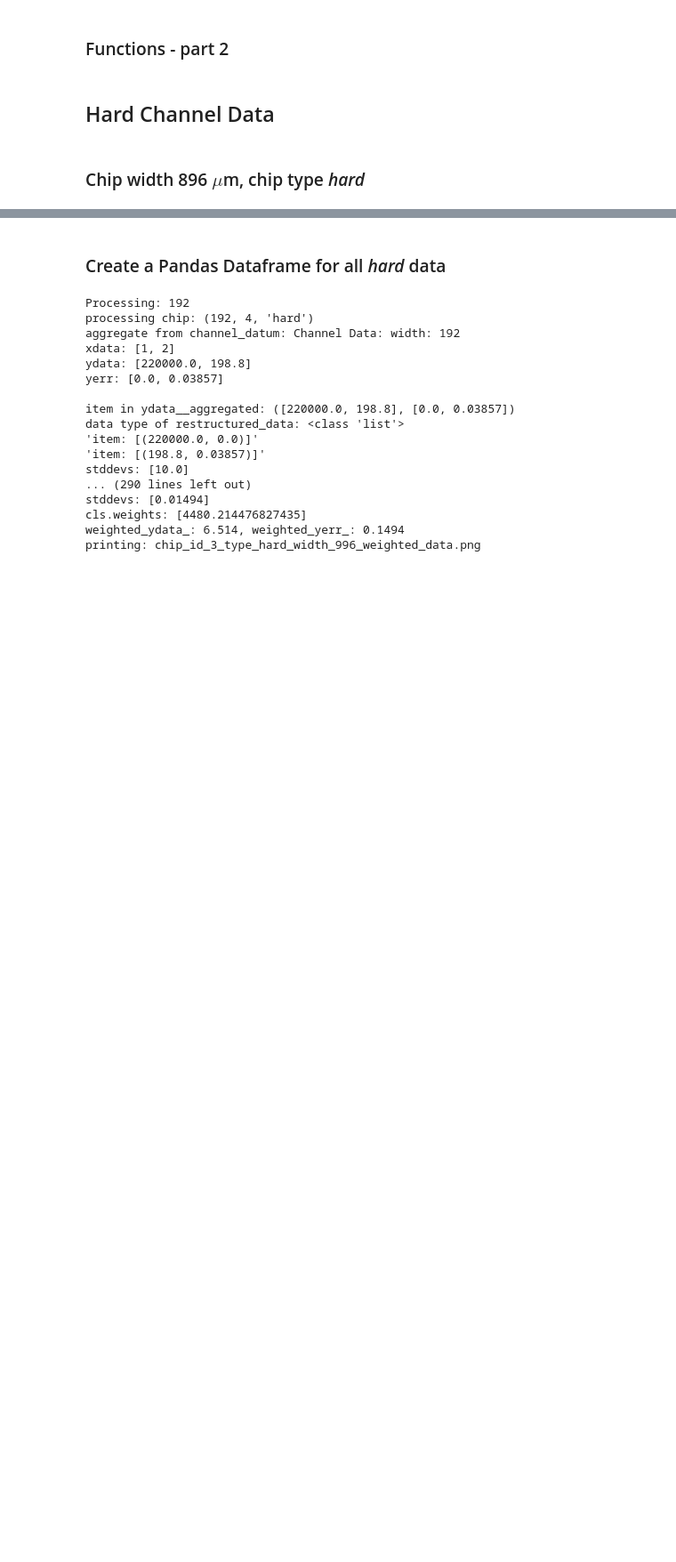
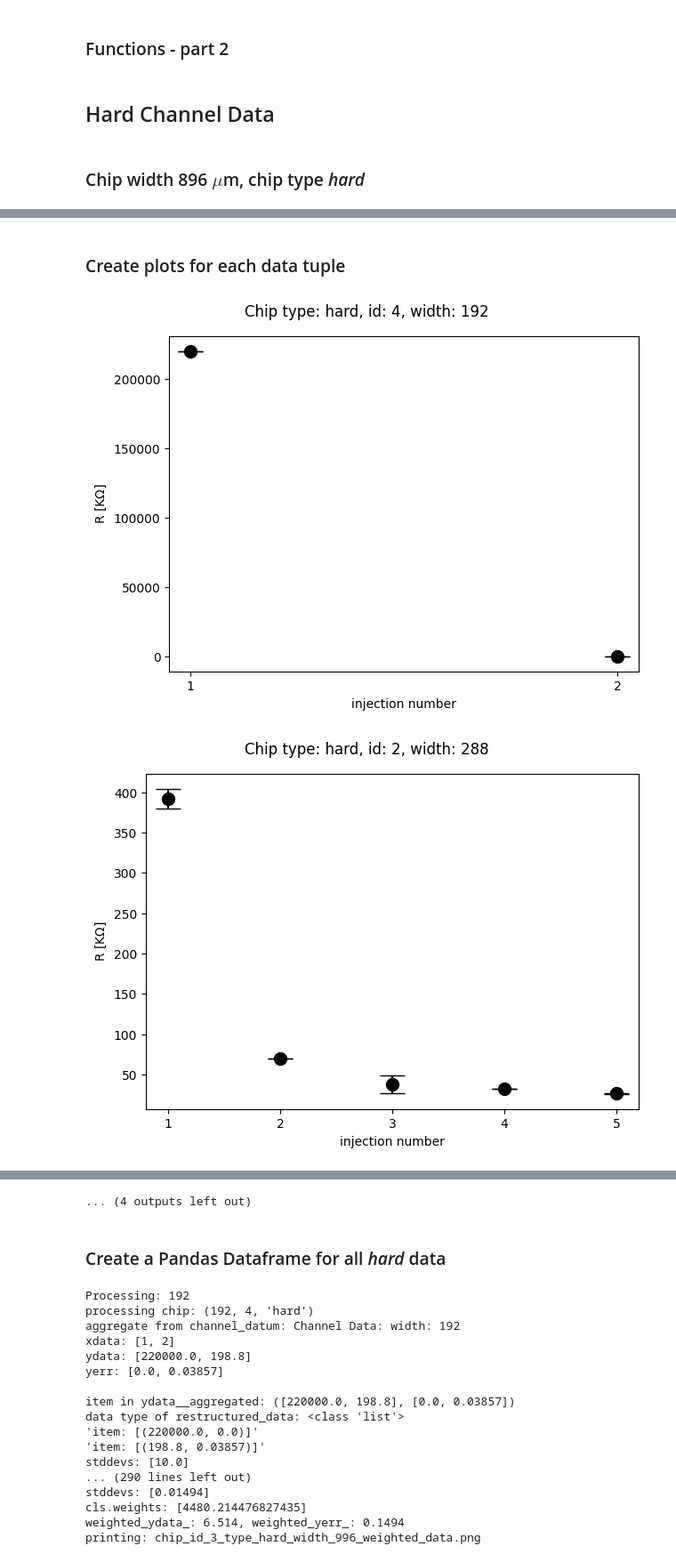
Before and after one commit to mkrause-nps/artificial-muscle, a Jupyter notebook: jupyter_notebooks/analise_thesis.ipynb, the cells around one changed output, grey strips where cells are left out. Shown at 89% size. Saved outputs shown, nothing was run; the diff lists cells and outputs as text; code cells hidden in the pictures; blank space fills up the shorter version.

```diff
--- a/jupyter_notebooks/analise_thesis.ipynb
+++ b/jupyter_notebooks/analise_thesis.ipynb
@@ -184,0 +191,7 @@ print(special)
+# %% [markdown]
+### Create plots for each data tuple
+# %%
+runner(data=data)
+# %% [output]
+[figure, added]
+[figure, added]
@@ -185,3 +208,4 @@ print(special)
+... (4 outputs left out)
 # %% [markdown]
 ### Create a Pandas Dataframe for all _hard_ data
 # %%
```
Also changed, not shown: parts of 15 cells of this notebook.
